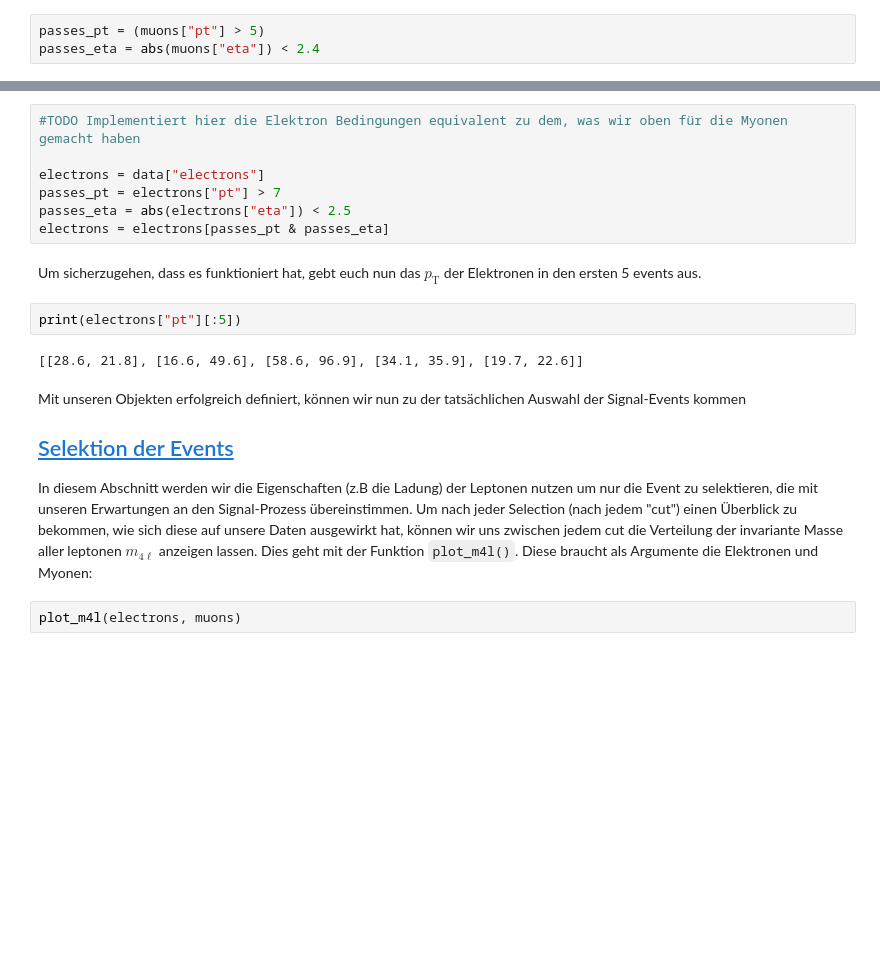
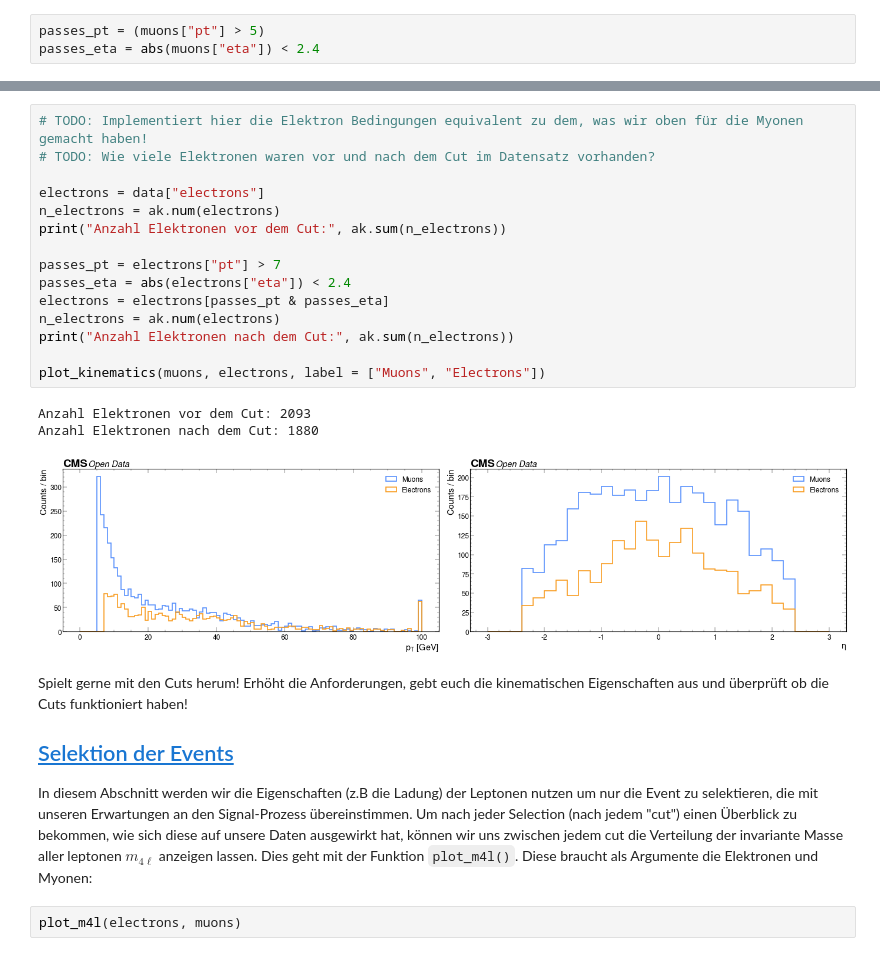
Before and after one commit to guanfacin24/projekttage-HTo4L, a Jupyter notebook: analysis.ipynb, the cells around one changed output, grey strips where cells are left out. Saved outputs shown, nothing was run; the diff lists cells and outputs as text; blank space fills up the shorter version.

```diff
--- a/analysis.ipynb
+++ b/analysis.ipynb
@@ -90,18 +130,24 @@ Nun müssen nicht nur die Myonen, sondern auch die Elektronen $p_\text{T}$ und $
 # %%
-#TODO Implementiert hier die Elektron Bedingungen equivalent zu dem, was wir oben für die Myonen gemacht haben
+# TODO: Implementiert hier die Elektron Bedingungen equivalent zu dem, was wir oben für die Myonen gemacht haben!
+# TODO: Wie viele Elektronen waren vor und nach dem Cut im Datensatz vorhanden?
 
 electrons = data["electrons"]
+n_electrons = ak.num(electrons)
+print("Anzahl Elektronen vor dem Cut:", ak.sum(n_electrons))
+
 passes_pt = electrons["pt"] > 7
-passes_eta = abs(electrons["eta"]) < 2.5
+passes_eta = abs(electrons["eta"]) < 2.4
 electrons = electrons[passes_pt & passes_eta]
+n_electrons = ak.num(electrons)
+print("Anzahl Elektronen nach dem Cut:", ak.sum(n_electrons))
+
+plot_kinematics(muons, electrons, label = ["Muons", "Electrons"])
+# %% [output]
+Anzahl Elektronen vor dem Cut: 2093
+Anzahl Elektronen nach dem Cut: 1880
+[figure, added]
-# %% [markdown]
-Um sicherzugehen, dass es funktioniert hat, gebt euch nun das $p_\text{T}$ der Elektronen in den ersten 5 events aus.
-# %%
-print(electrons["pt"][:5])
-# %% [output]
-[[28.6, 21.8], [16.6, 49.6], [58.6, 96.9], [34.1, 35.9], [19.7, 22.6]]
 # %% [markdown]
-Mit unseren Objekten erfolgreich definiert, können wir nun zu der tatsächlichen Auswahl der Signal-Events kommen
+Spielt gerne mit den Cuts herum! Erhöht die Anforderungen, gebt euch die kinematischen Eigenschaften aus und überprüft ob die Cuts funktioniert haben!
 
 <a name="selektion"></a>
 ## [Selektion der Events](#überblick)
```
Also changed, not shown: parts of 15 cells of this notebook.
